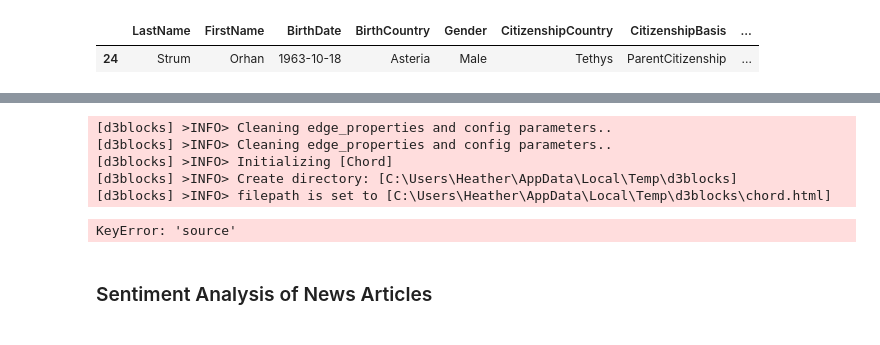
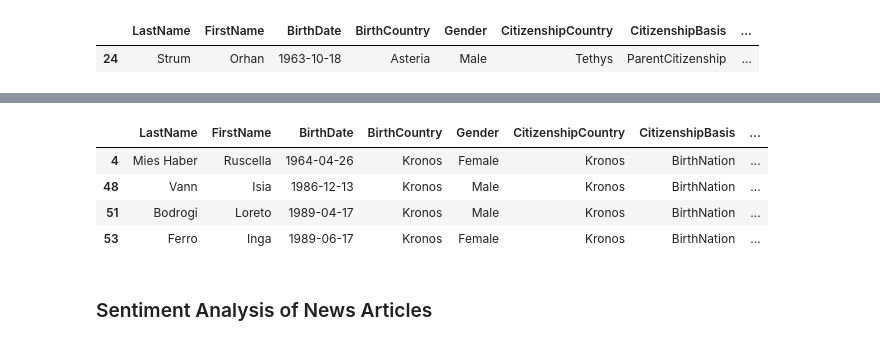
Before and after one commit to hypothetical-lemon/COMP4449-capstone, a Jupyter notebook: final/KronosKidnapping/heather_lemon_final_kidnappingreport.ipynb, the cells around one changed output, grey strips where cells are left out. Saved outputs shown, nothing was run; the diff lists cells and outputs as text; code cells hidden in the pictures.

```diff
--- a/final/KronosKidnapping/heather_lemon_final_kidnappingreport.ipynb
+++ b/final/KronosKidnapping/heather_lemon_final_kidnappingreport.ipynb
@@ -103,3 +105,5 @@ The missingness from passport means they did not own a passport.
+# %%
+employee_records_df['FullName'] = employee_records_df['FirstName'] + ' ' + employee_records_df['LastName']
 # %% [markdown]
 ### Employee Emails
 # %%
@@ -525,18 +553,22 @@ citizen_transfer.head()
+# %%
+sympathizers = sympathizers_kronos.query("Subject.str.contains('defenders')", engine='python', inplace=False)
+sympathizers = sympathizers[['From']]
+employee_sympatizers = employee_records_df.apply(lambda x: x[employee_records_df['FullName'].isin(sympathizers['From'])])
+employee_sympatizers.head()
+# %% [output]
+|  | LastName | FirstName | BirthDate | BirthCountry | Gender | CitizenshipCountry | CitizenshipBasis | ... |
+| 4 | Mies Haber | Ruscella | 1964-04-26 | Kronos | Female | Kronos | BirthNation | ... |
+| 48 | Vann | Isia | 1986-12-13 | Kronos | Male | Kronos | BirthNation | ... |
+| 51 | Bodrogi | Loreto | 1989-04-17 | Kronos | Male | Kronos | BirthNation | ... |
+| 53 | Ferro | Inga | 1989-06-17 | Kronos | Female | Kronos | BirthNation | ... |
 # %%
 gastech_chord = employee_records_df.copy()
 gastech_chord['source'] = gastech_chord['CurrentEmploymentType']
 gastech_chord['target'] = gastech_chord['LastName']
 # gastech_chord['weight'] =
 # %%
-d3 = d3blocks.D3Blocks()
-d3.chord(df=gastech_chord)
+# d3 = d3blocks.D3Blocks()
+# d3.chord(df=gastech_chord)
-# %% [output]
-[d3blocks] >INFO> Cleaning edge_properties and config parameters..
-[d3blocks] >INFO> Cleaning edge_properties and config parameters..
-[d3blocks] >INFO> Initializing [Chord]
-[d3blocks] >INFO> Create directory: [C:\Users\Heather\AppData\Local\Temp\d3blocks]
-[d3blocks] >INFO> filepath is set to [C:\Users\Heather\AppData\Local\Temp\d3blocks\chord.html]
-KeyError: 'source'
 # %% [markdown]
 ### Sentiment Analysis of News Articles
 # %% [markdown]
```
Also changed, not shown: parts of 9 cells of this notebook.
